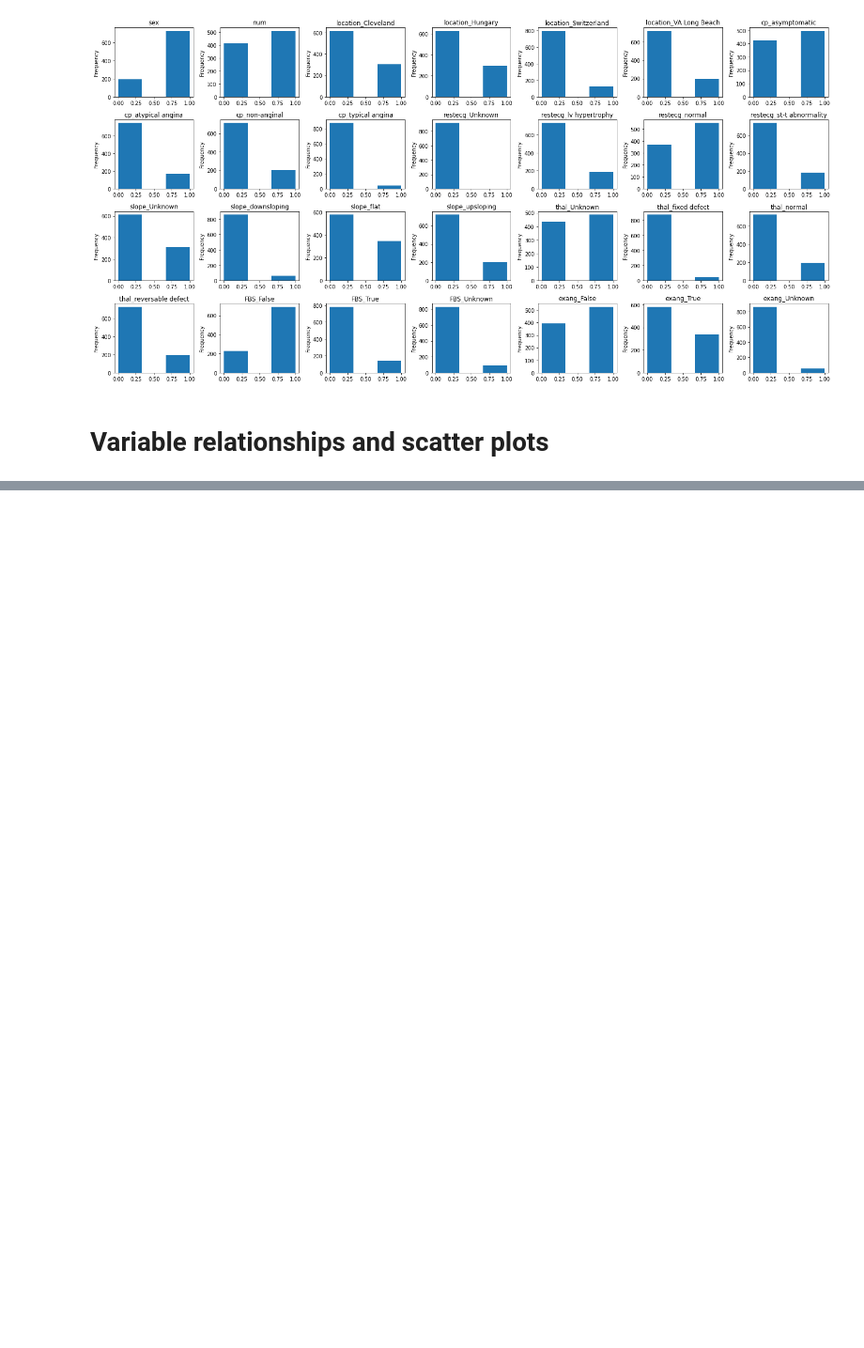
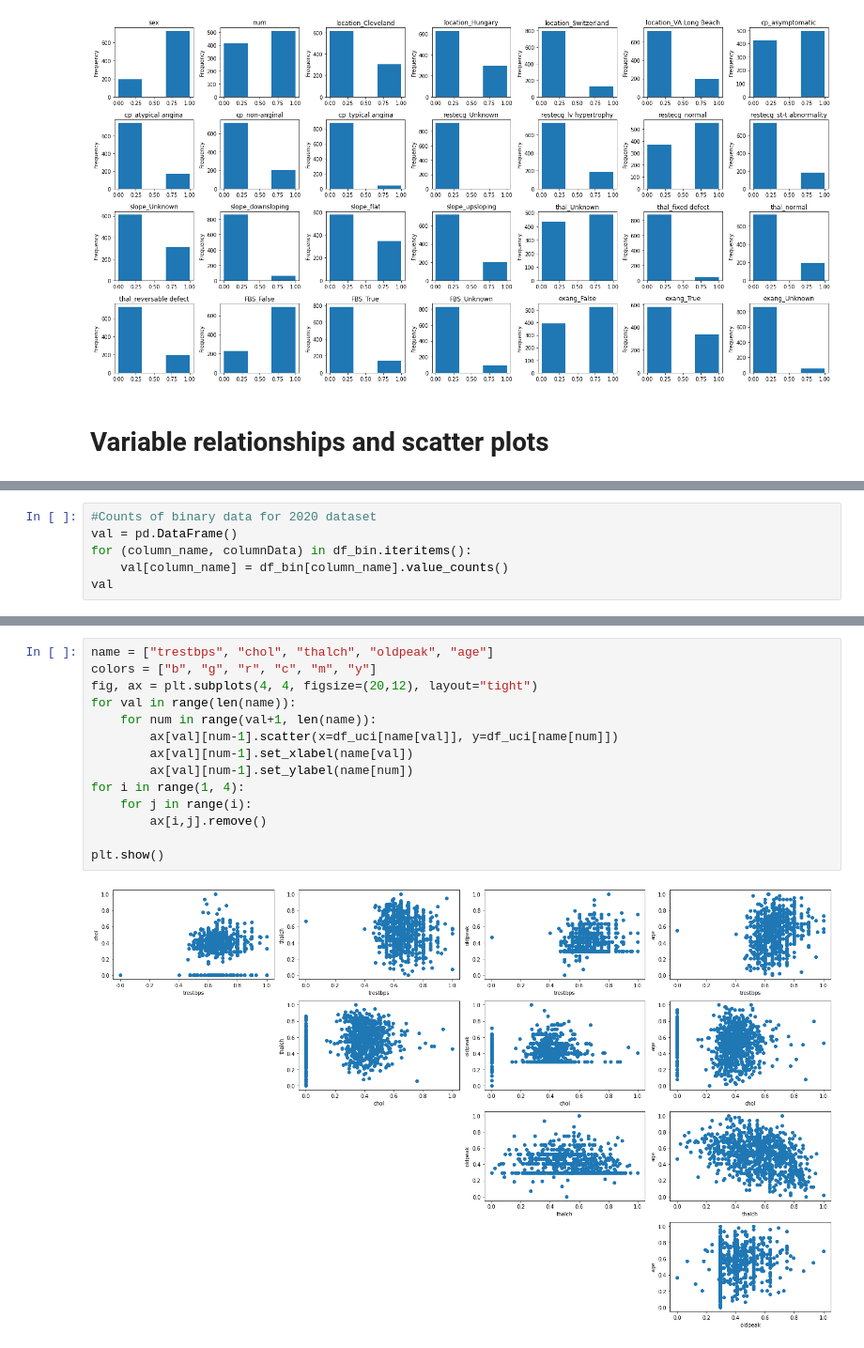
Before and after one commit to RileyCullen/CPSC4310, a Jupyter notebook: MLP2/analysis/Exploratory_Data_Analysis.ipynb, the cells around one changed output, grey strips where cells are left out. Shown at 94% size. Saved outputs shown, nothing was run; the diff lists cells and outputs as text; blank space fills up the shorter version.

Commit message:
Updated EDA
Added scatter plots for UCI dataset and counts for binary attributes for each dataset

```diff
--- a/MLP2/analysis/Exploratory_Data_Analysis.ipynb
+++ b/MLP2/analysis/Exploratory_Data_Analysis.ipynb
@@ -196,0 +203,6 @@ corr.style.background_gradient(cmap='coolwarm')
+# %%
+#Counts of binary data for 2020 dataset
+val = pd.DataFrame()
+for (column_name, columnData) in df_bin.iteritems():
+    val[column_name] = df_bin[column_name].value_counts()
+val
@@ -215,3 +232,19 @@ corr.style.background_gradient(cmap='coolwarm')
 | exang_False | -0.232590 | -0.202931 | -0.145208 | 0.033222 | 0.340834 | -0.374590 | -0.070376 | -0.442666 | 0.142670 | ... |
 | exang_True | 0.160910 | 0.155204 | 0.149040 | -0.031472 | -0.349828 | 0.382073 | 0.072233 | 0.433605 | -0.059266 | ... |
 | exang_Unknown | 0.158137 | 0.107870 | 0.000000 | -0.005337 | 0.000000 | 0.004881 | 0.000000 | 0.042150 | -0.177141 | ... |
+# %%
+name = ["trestbps", "chol", "thalch", "oldpeak", "age"]
+colors = ["b", "g", "r", "c", "m", "y"]
+fig, ax = plt.subplots(4, 4, figsize=(20,12), layout="tight")
+for val in range(len(name)):
+    for num in range(val+1, len(name)):
+        ax[val][num-1].scatter(x=df_uci[name[val]], y=df_uci[name[num]])
+        ax[val][num-1].set_xlabel(name[val])
+        ax[val][num-1].set_ylabel(name[num])
+for i in range(1, 4):
+    for j in range(i):
+        ax[i,j].remove()
+
+plt.show()
+# %% [output]
+[figure, added]
```
Also changed, not shown: parts of 5 cells of this notebook.
